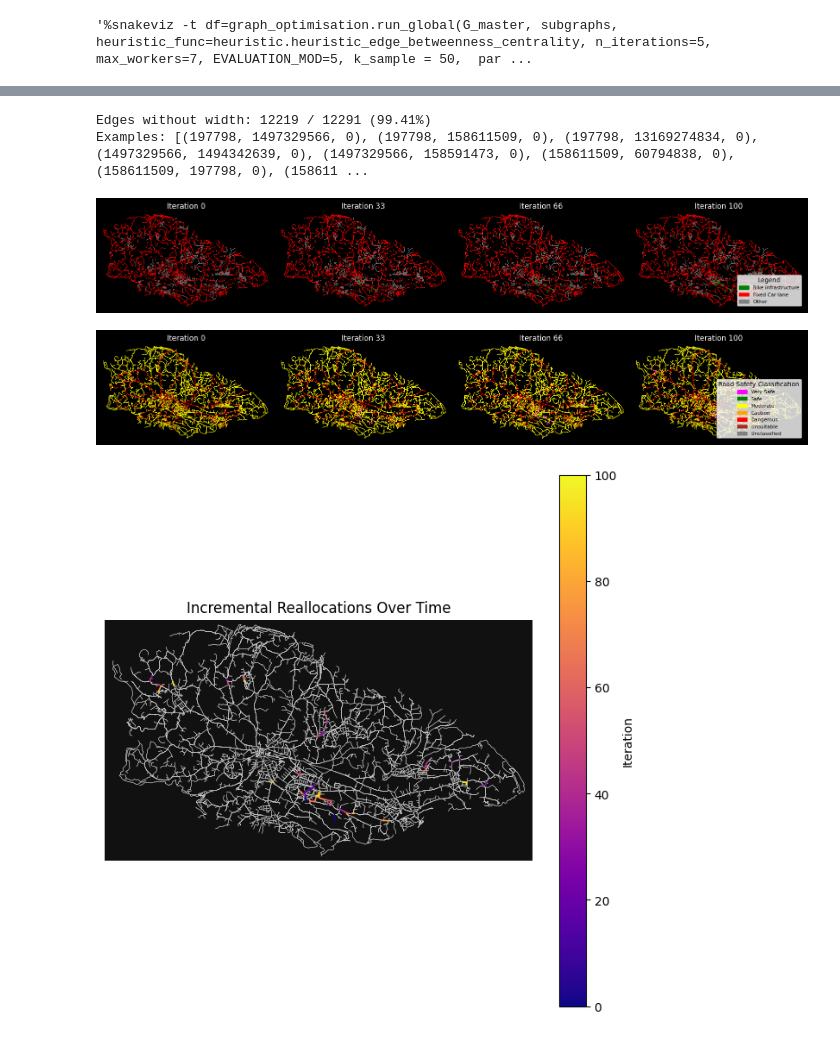
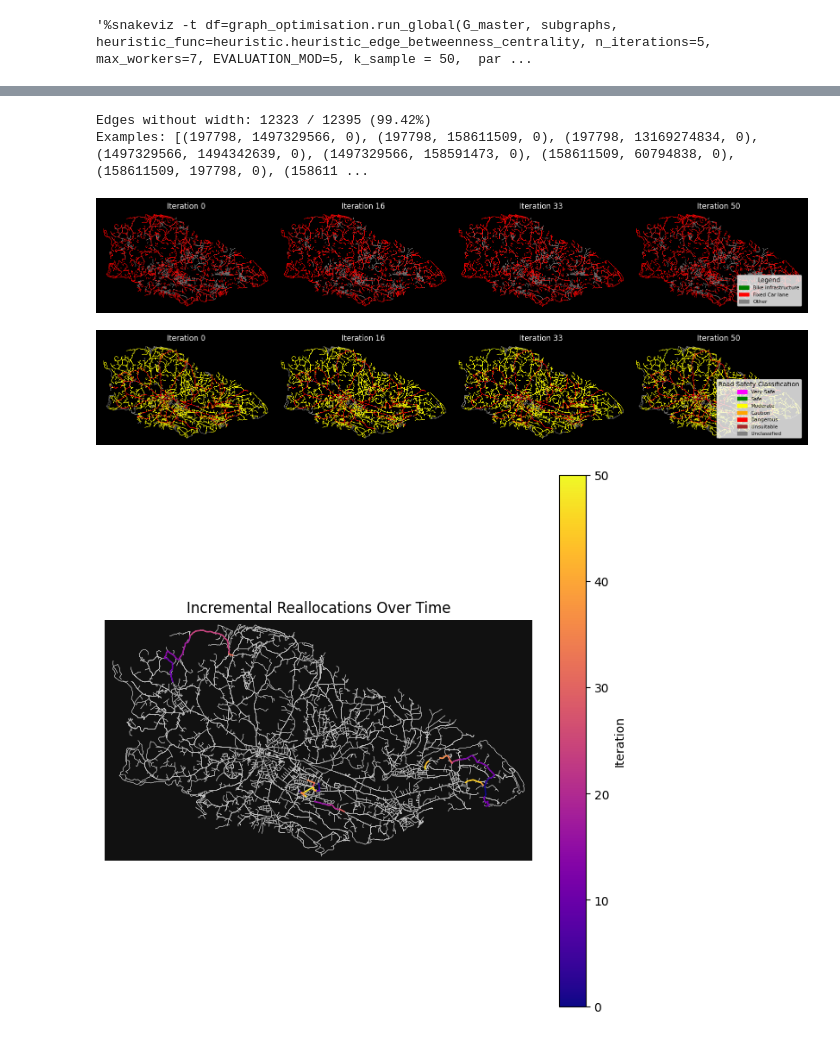
Before and after one commit to Matthew-Pirotta/FYP-OpenPaths, a Jupyter notebook: Code/main.ipynb, the cells around one changed output, grey strips where cells are left out. Saved outputs shown, nothing was run; the diff lists cells and outputs as text; code cells hidden in the pictures.

```diff
--- a/Code/main.ipynb
+++ b/Code/main.ipynb
@@ -29,9 +29,10 @@ import constants
 
 ox.settings.useful_tags_way = [
     "bridge", "tunnel", "oneway", "lanes", "highway",
-     "width", "name", "name:en", "bicycle", "cycleway"]
+     "width", "name", "name:en", "bicycle", "cycleway", "tunnel"]
 
 LOCATION = "Gozo, Malta"
+#LOCATION = "Malta (island)"
 safe_location = re.sub(r"[()\[\]{}]", "", LOCATION)
 safe_location = re.sub(r"[^0-9A-Za-z_-]+", "_", safe_location)
 safe_location = re.sub(r"_+", "_", safe_location).strip("_")
@@ -341,9 +379,9 @@ for name, func in heuristics.items():
     df = graph_optimisation.run_global(
         G_master,
         heuristic_func=func,
-        n_iterations=100,
+        n_iterations=50,
         max_workers=7,
-        EVALUATION_MOD=25,
+        EVALUATION_MOD=1,
         k_sample = 25,
         parallel=False,
     )
@@ -453,16 +489,18 @@ print("Edges without width:", len(missing), "/", G_master.number_of_edges(), f"(
 # show up to 10 examples
 print("Examples:", missing[:10])
 # %% [output]
-Edges without width: 12219 / 12291 (99.41%)
+Edges without width: 12323 / 12395 (99.42%)
 Examples: [(197798, 1497329566, 0), (197798, 158611509, 0), (197798, 13169274834, 0), (1497329566, 1494342639, 0), (1497329566, 158591473, 0), (158611509, 60794838, 0), (158611509, 197798, 0), (158611 ...
 # %%
 diff_log = optimised_locality_heuristic_df["diff_log"]
+diff_log = diff_log_series.explode().dropna().tolist()
+
 plotting.plot_snapshots(graph_util.make_bikeable_subgraph(G_master), diff_log, num_snapshots=4, show_classification=False)
 plotting.plot_snapshots(G_master, diff_log, num_snapshots=4, show_classification=True)
 # %% [output]
 [figure]
-[figure, old version]
+[figure, new version]
 # %%
-plotting.plot_network_evolution2(G_master, optimised_locality_heuristic_df["diff_log"] )
+plotting.plot_network_evolution2(G_master, diff_log)
 # %% [output]
-[figure, old version]
+[figure, new version]
```
Also changed, not shown: parts of 20 cells of this notebook, 10 other files.
